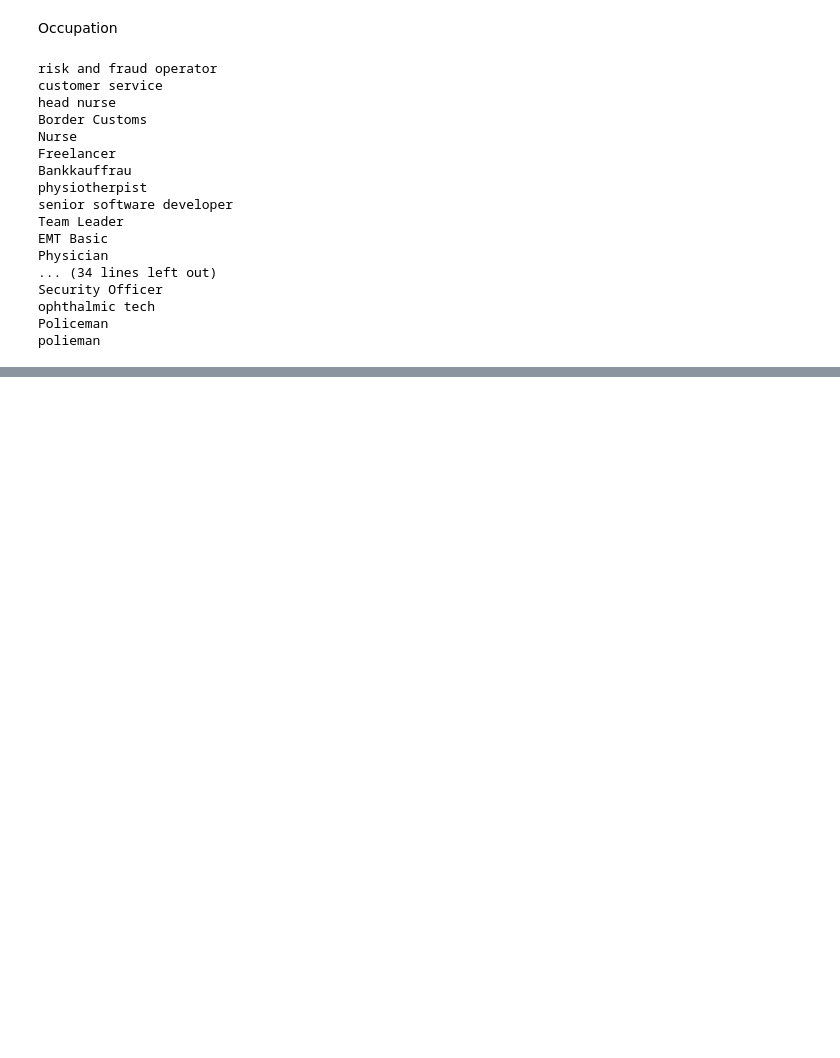
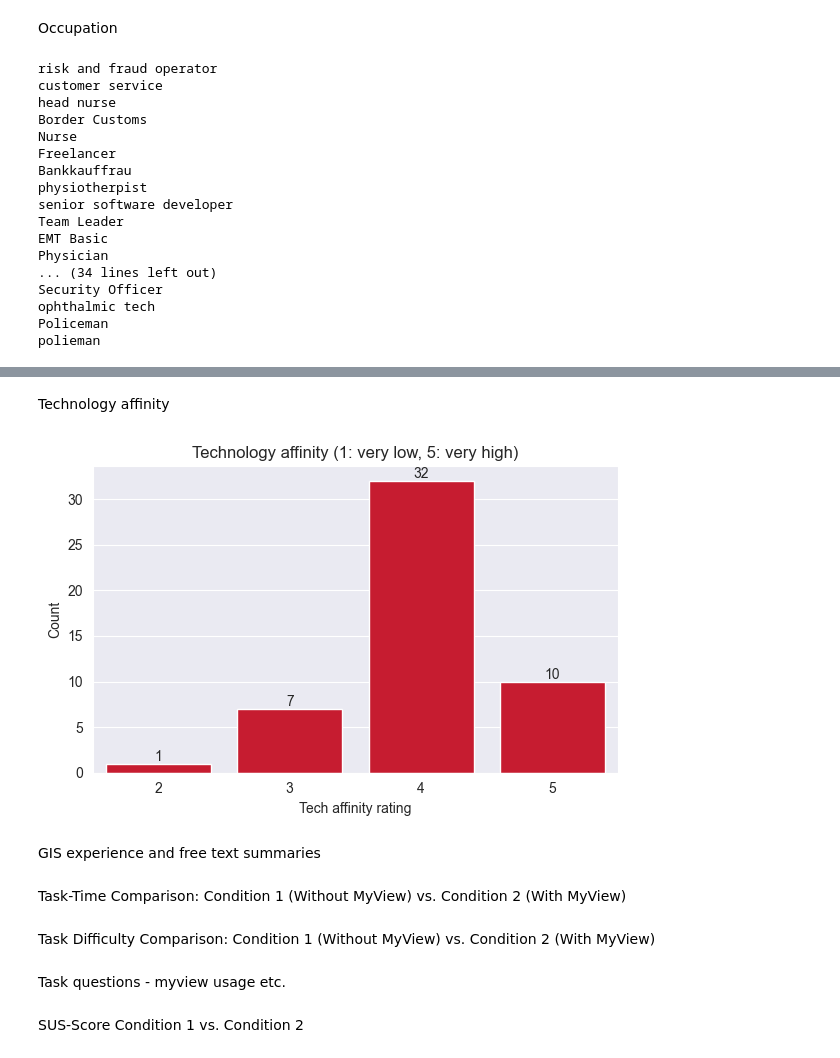
Before and after one commit to pinkstegosaurus99/plot_visualization, a Jupyter notebook: plotting.ipynb, the cells around one changed output, grey strips where cells are left out. Saved outputs shown, nothing was run; the diff lists cells and outputs as text; code cells hidden in the pictures; blank space fills up the shorter version.

```diff
--- a/plotting.ipynb
+++ b/plotting.ipynb
@@ -87,0 +368,26 @@ polieman
+# %% [markdown]
+Technology affinity
+# %%
+tech_counts = tech_affinity_data.value_counts().sort_index()
+plt.figure(figsize=(6, 4))
+ax = sns.barplot(x=tech_counts.index.astype(str), y=tech_counts.values, palette=uhhpalette)
+ax.set_title('Technology affinity (1: very low, 5: very high)')
+ax.set_xlabel('Tech affinity rating')
+ax.set_ylabel('Count')
+for p in ax.patches:
+    ax.annotate(int(p.get_height()), (p.get_x() + p.get_width() / 2., p.get_height()), ha='center', va='bottom')
+plt.tight_layout()
+plt.savefig('images/tech_affinity_distribution.png', dpi=150)
+plt.show()
+# %% [output]
+[figure, added]
+# %% [markdown]
+GIS experience and free text summaries
+# %% [markdown]
+Task-Time Comparison: Condition 1 (Without MyView) vs. Condition 2 (With MyView)
+# %% [markdown]
+Task Difficulty Comparison: Condition 1 (Without MyView) vs. Condition 2 (With MyView)
+# %% [markdown]
+Task questions - myview usage etc.
+# %% [markdown]
+SUS-Score Condition 1 vs. Condition 2
```
Also changed, not shown: parts of 13 cells of this notebook, 2 other files.
